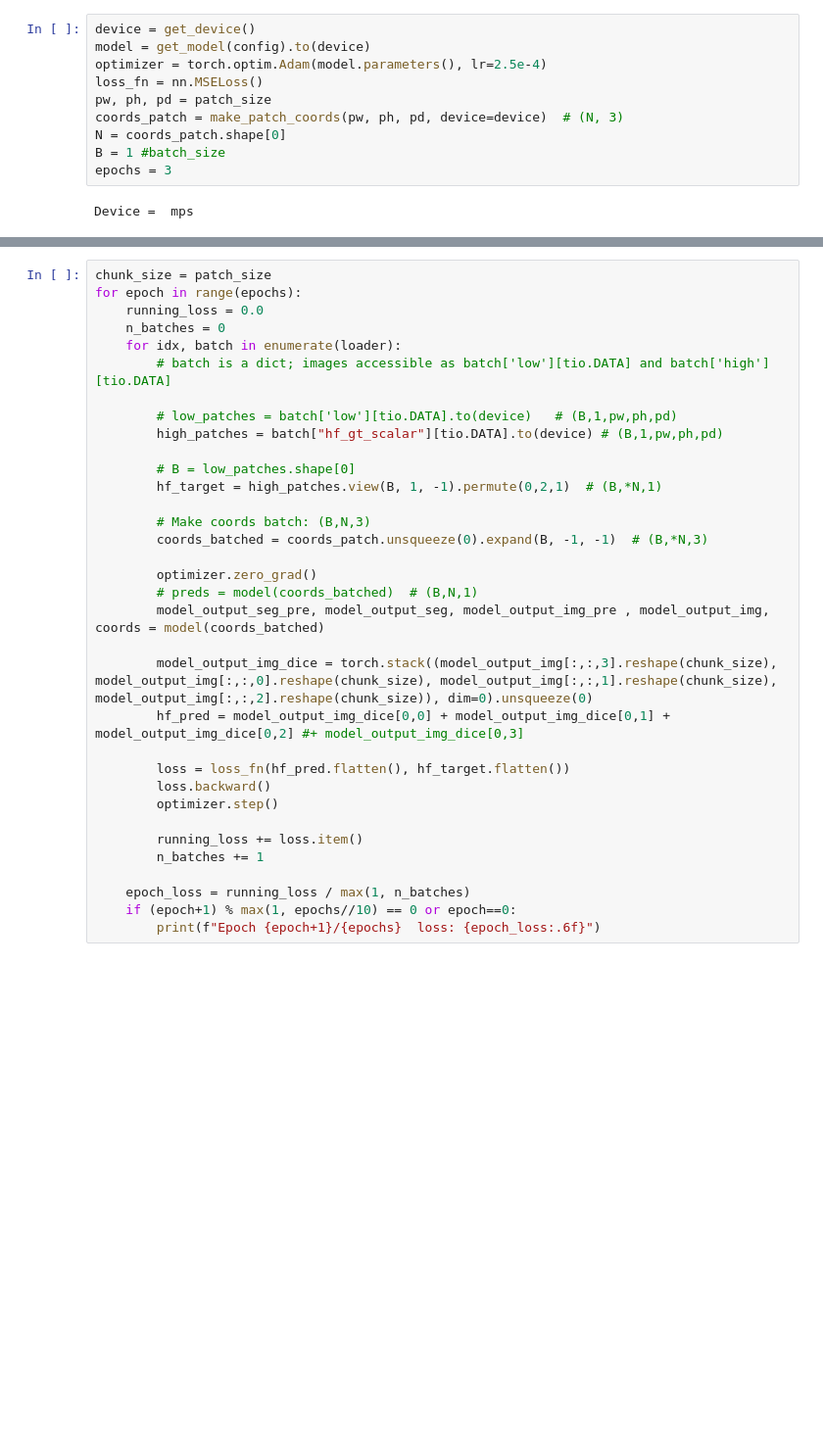
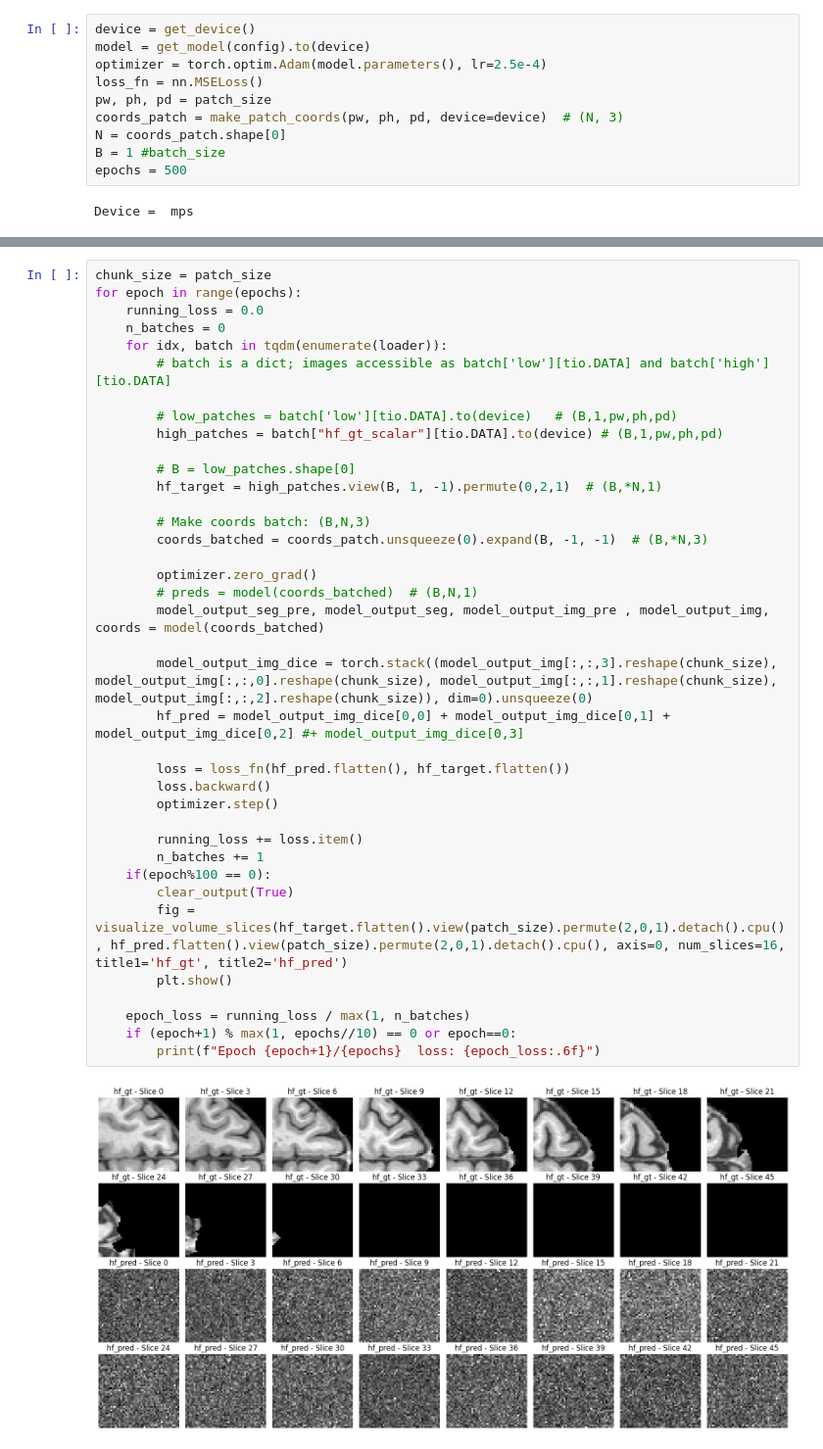
Before and after one commit to pranav-ind/hulfsynth, a Jupyter notebook: torch_tester.ipynb, the cells around one changed output, grey strips where cells are left out. Shown: that part at 98% size. Drawn from its saved outputs; the diff is of its cells as text; blank space fills up the shorter version.

```diff
--- a/torch_tester.ipynb
+++ b/torch_tester.ipynb
@@ -95,6 +95,6 @@ pw, ph, pd = patch_size
 coords_patch = make_patch_coords(pw, ph, pd, device=device)  # (N, 3)
 N = coords_patch.shape[0]
 B = 1 #batch_size
-epochs = 3
+epochs = 500
 # %% [output]
 Device =  mps
@@ -108,33 +103,38 @@ chunk_size = patch_size
 for epoch in range(epochs):
     running_loss = 0.0
     n_batches = 0
-    for idx, batch in enumerate(loader):
+    for idx, batch in tqdm(enumerate(loader)):
         # batch is a dict; images accessible as batch['low'][tio.DATA] and batch['high'][tio.DATA]
 
         # low_patches = batch['low'][tio.DATA].to(device)   # (B,1,pw,ph,pd)
         high_patches = batch["hf_gt_scalar"][tio.DATA].to(device) # (B,1,pw,ph,pd)
 
         # B = low_patches.shape[0]
         hf_target = high_patches.view(B, 1, -1).permute(0,2,1)  # (B,*N,1)
 
         # Make coords batch: (B,N,3)
         coords_batched = coords_patch.unsqueeze(0).expand(B, -1, -1)  # (B,*N,3)
 
         optimizer.zero_grad()
         # preds = model(coords_batched)  # (B,N,1)
         model_output_seg_pre, model_output_seg, model_output_img_pre , model_output_img, coords = model(coords_batched)
 
         model_output_img_dice = torch.stack((model_output_img[:,:,3].reshape(chunk_size), model_output_img[:,:,0].reshape(chunk_size), model_output_img[:,:,1].reshape(chunk_size), model_output_img[:,:,2].reshape(chunk_size)), dim=0).unsqueeze(0)
         hf_pred = model_output_img_dice[0,0] + model_output_img_dice[0,1] + model_output_img_dice[0,2] #+ model_output_img_dice[0,3]
 
         loss = loss_fn(hf_pred.flatten(), hf_target.flatten())
         loss.backward()
         optimizer.step()
 
         running_loss += loss.item()
         n_batches += 1
+    if(epoch%100 == 0):
+        clear_output(True)
+        fig = visualize_volume_slices(hf_target.flatten().view(patch_size).permute(2,0,1).detach().cpu(), hf_pred.flatten().view(patch_size).permute(2,0,1).detach().cpu(), axis=0, num_slices=16, title1='hf_gt', title2='hf_pred')
+        plt.show()
 
     epoch_loss = running_loss / max(1, n_batches)
     if (epoch+1) % max(1, epochs//10) == 0 or epoch==0:
         print(f"Epoch {epoch+1}/{epochs}  loss: {epoch_loss:.6f}")
 # %% [output]
+[figure, added]
```
Also changed, not shown: parts of 10 cells of this notebook, 40 other files.
